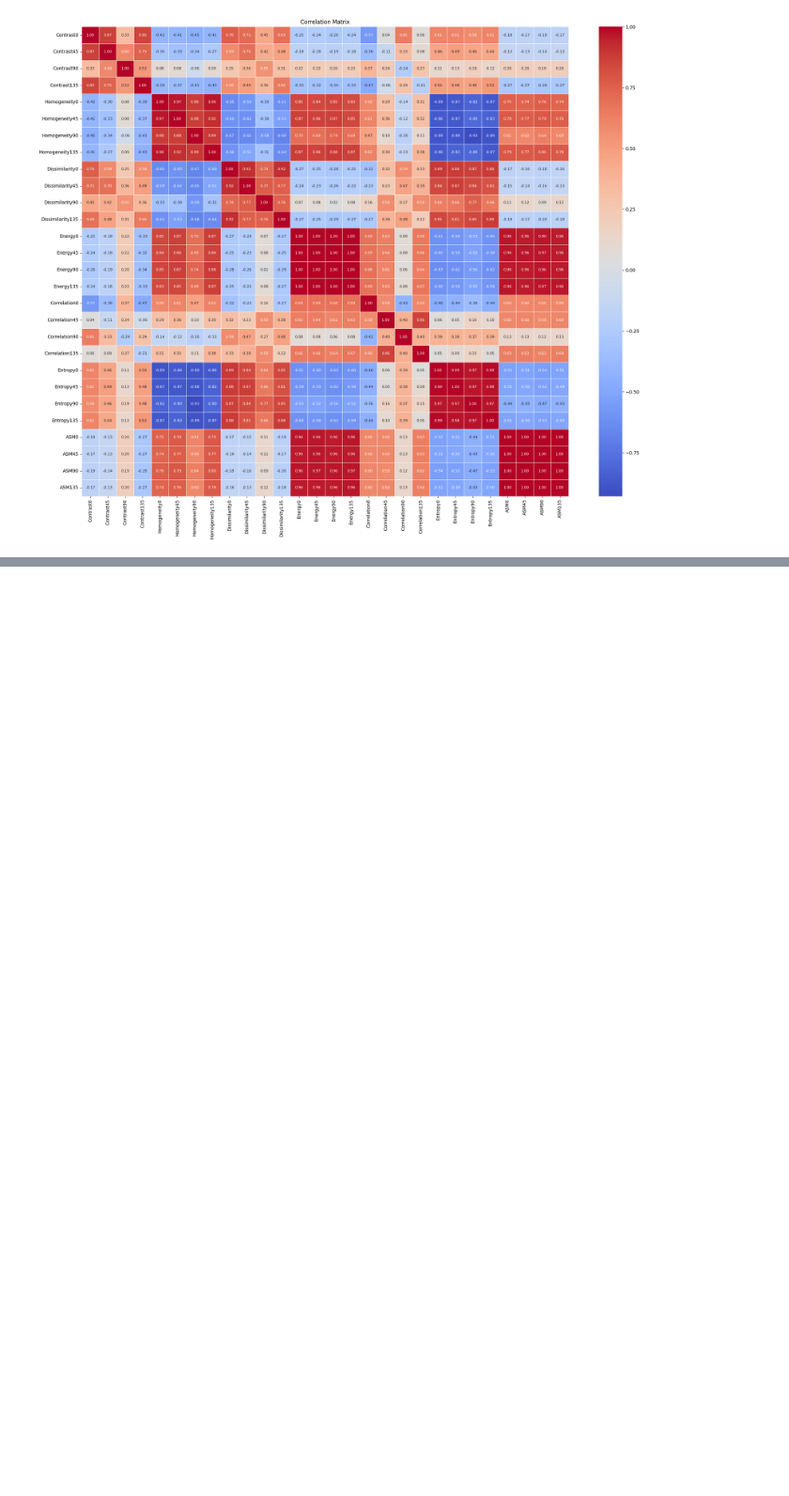
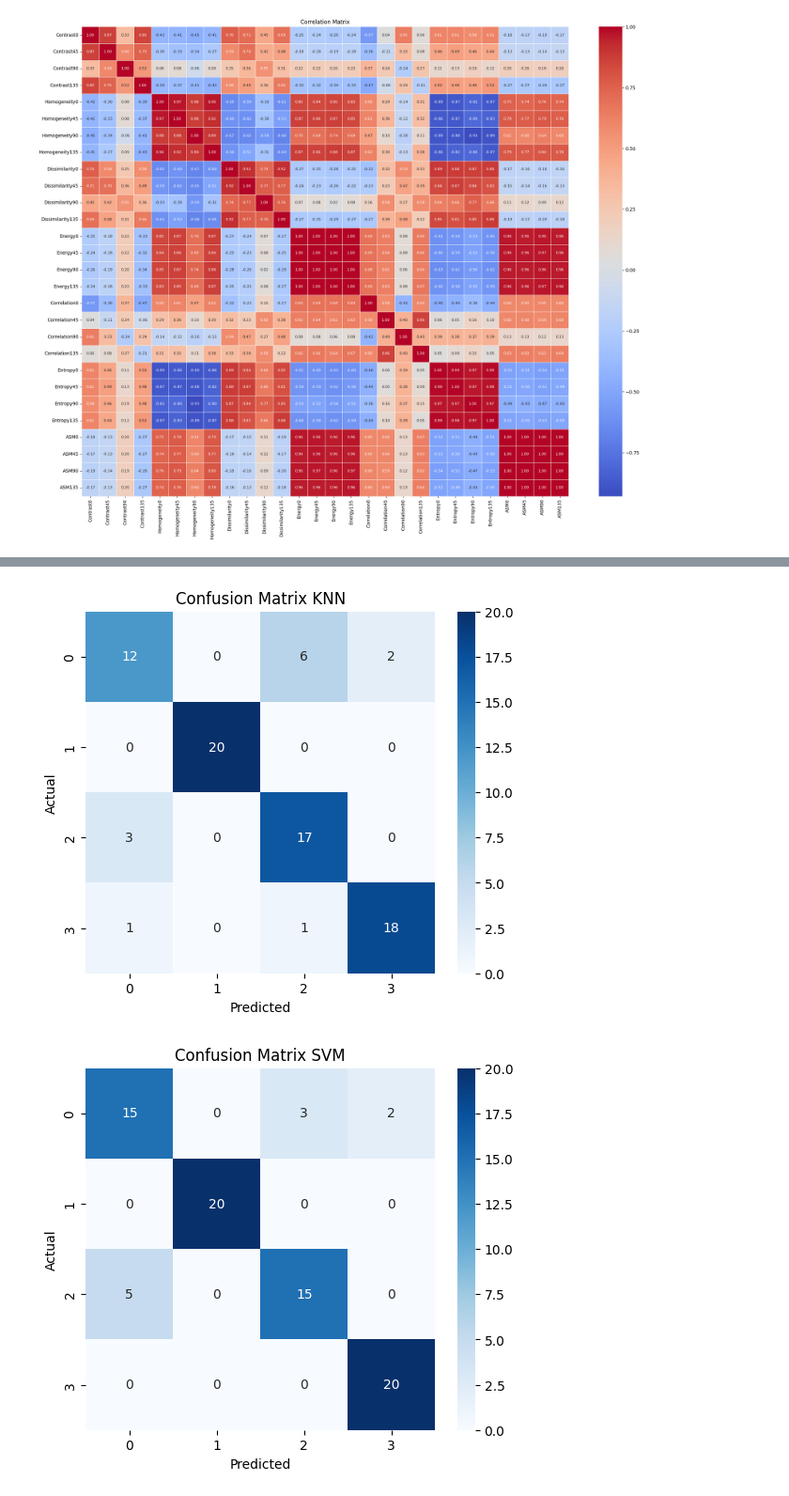
Before and after one commit to samarawards/corn-leaf-disease-glcm-wavelet, a Jupyter notebook: Percobaan2.ipynb, the cells around one changed output, grey strips where cells are left out. Shown at 94% size. Cells and saved outputs as stored; diff of their text form; code cells hidden in the pictures; blank space fills up the shorter version.

```diff
--- a/Percobaan2.ipynb
+++ b/Percobaan2.ipynb
@@ -594,5 +892,8 @@ hasilEkstrak
 # %%
+hasilEkstrak = hasilEkstrak.sort_values(
+    by="Label"
+).reset_index(drop=True)
+
 hasilEkstrak.to_csv(
-    "hasil_ekstraksi_pros2.csv",
-    index=False
+    "hasil_ekstraksi_pros2.csv"
 )
@@ -901,0 +1254,68 @@ Accuracy Test : 0.8125
+# %%
+cm_knn = confusion_matrix(
+    y_test,
+    y_pred_knn
+)
+
+plt.figure(
+    figsize=(6,5)
+)
+
+sns.heatmap(
+    cm_knn,
+    annot=True,
+    fmt="d",
+    cmap="Blues"
+)
+
+plt.title("Confusion Matrix KNN")
+plt.xlabel("Predicted")
+plt.ylabel("Actual")
+plt.show()
+
+
+cm_svm = confusion_matrix(
+    y_test,
+    y_pred_svm
+)
+
+plt.figure(
+    figsize=(6,5)
+)
+
+sns.heatmap(
+    cm_svm,
+    annot=True,
+    fmt="d",
+    cmap="Blues"
+)
+
+plt.title("Confusion Matrix SVM")
+plt.xlabel("Predicted")
+plt.ylabel("Actual")
+plt.show()
+
+
+cm_rf = confusion_matrix(
+    y_test,
+    y_pred_rf
+)
+
+plt.figure(
+    figsize=(6,5)
+)
+
+sns.heatmap(
+    cm_rf,
+    annot=True,
+    fmt="d",
+    cmap="Blues"
+)
+
+plt.title("Confusion Matrix Random Forest")
+plt.xlabel("Predicted")
+plt.ylabel("Actual")
+plt.show()
+# %% [output]
+[figure, added]
+[figure, added]
```
Also changed, not shown: parts of 34 cells of this notebook, 1 other file.
